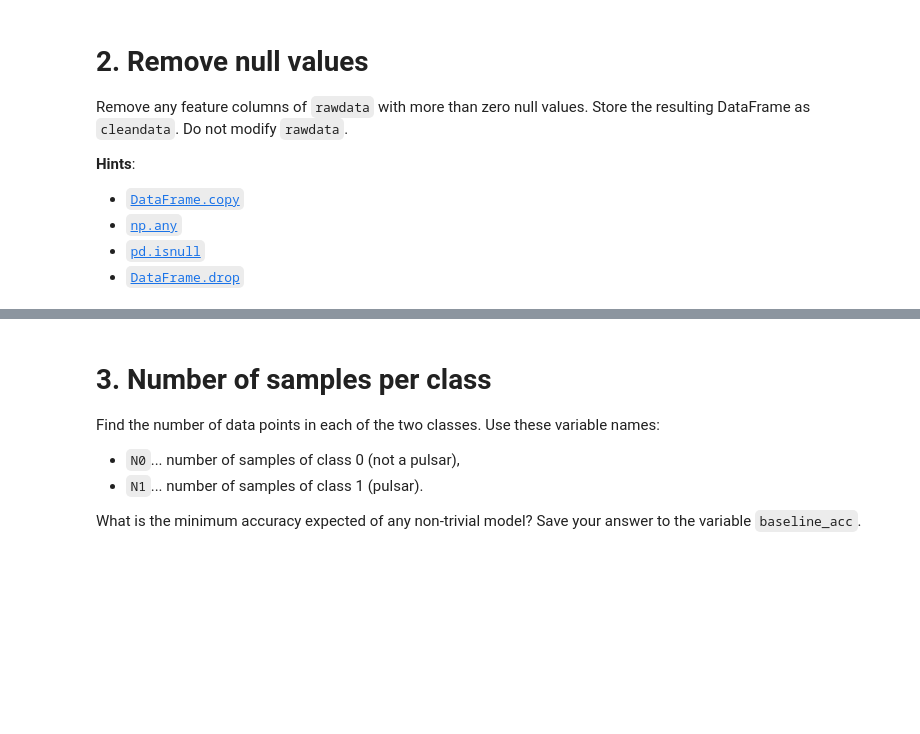
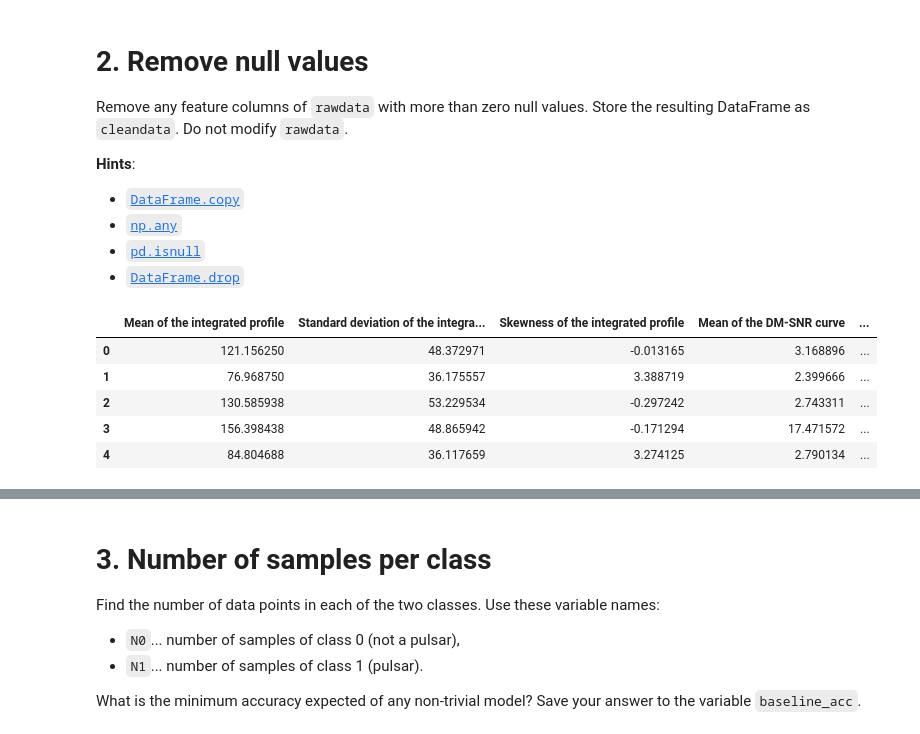
Before and after one commit to rajeev-t/stats-n-ds-4engineers, a Jupyter notebook: lab06/lab6.ipynb, the cells around one changed output, grey strips where cells are left out. Drawn from its saved outputs; the diff is of its cells as text; code cells hidden in the pictures; blank space fills up the shorter version.

```diff
--- a/lab06/lab6.ipynb
+++ b/lab06/lab6.ipynb
@@ -70,2 +79,15 @@ cleandata = ...
+# %%
+cleandata = rawdata.copy()
+null_features = [np.any(pd.isnull(cleandata.loc[:, feature])) for feature in feature_names]
+cleandata = cleandata.drop(columns=feature_names[null_features])
+cleandata['target_class'] = cleandata['target_class'].astype(int)
+cleandata.head()
+# %% [output]
+|  | Mean of the integrated profile | Standard deviation of the integra... | Skewness of the integrated profile | Mean of the DM-SNR curve | ... |
+| 0 | 121.156250 | 48.372971 | -0.013165 | 3.168896 | ... |
+| 1 | 76.968750 | 36.175557 | 3.388719 | 2.399666 | ... |
+| 2 | 130.585938 | 53.229534 | -0.297242 | 2.743311 | ... |
+| 3 | 156.398438 | 48.865942 | -0.171294 | 17.471572 | ... |
+| 4 | 84.804688 | 36.117659 | 3.274125 | 2.790134 | ... |
 # %%
 grader.check("q2")
```
Also changed, not shown: parts of 13 cells of this notebook, 1 other file.
